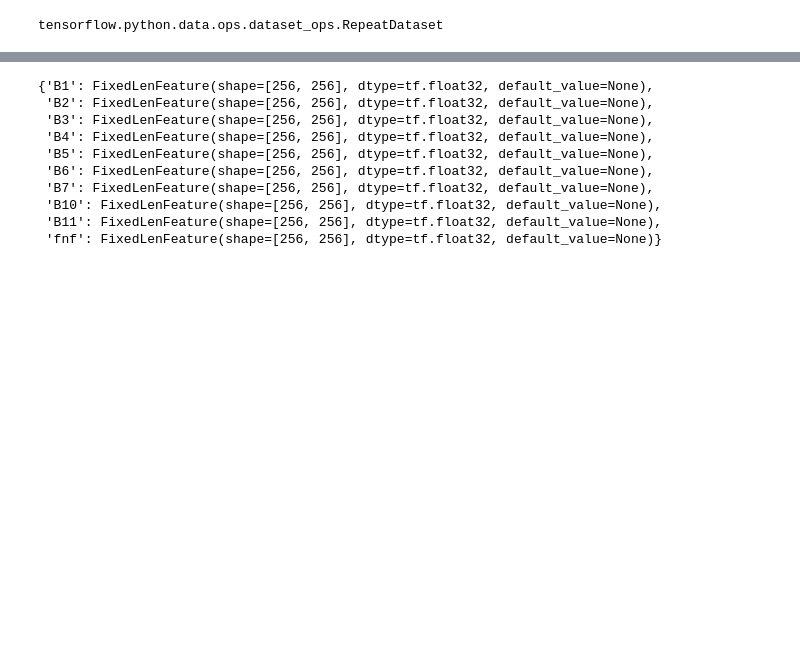
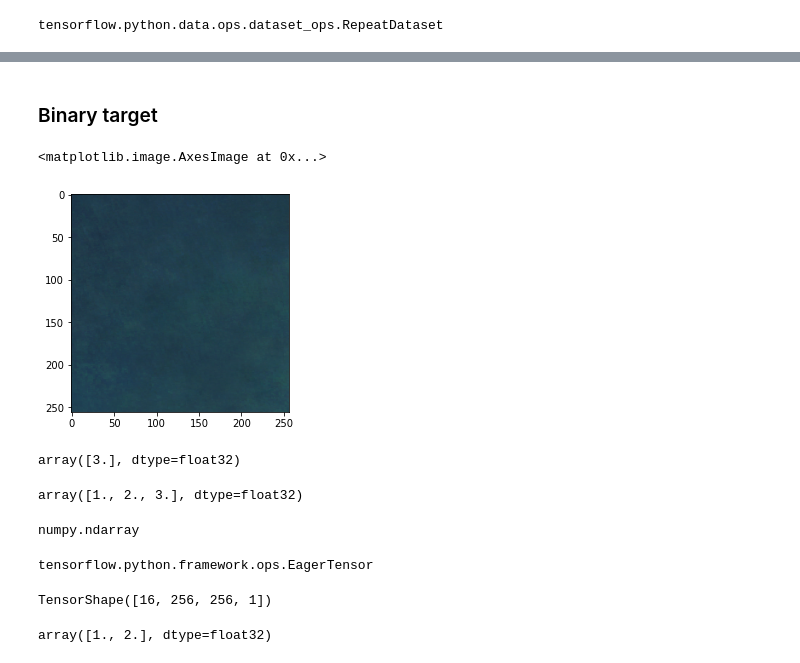
Before and after one commit to TheChwal/forest_guard, a Jupyter notebook: notebooks/JPRezler_model.ipynb, the cells around one changed output, grey strips where cells are left out. Drawn from its saved outputs; the diff is of its cells as text; code cells hidden in the pictures; blank space fills up the shorter version.

Commit message:
binary target

```diff
--- a/notebooks/JPRezler_model.ipynb
+++ b/notebooks/JPRezler_model.ipynb
@@ -463,13 +533,0 @@ for i in range(5):
-# %%
-FEATURES_DICT
-# %% [output]
-{'B1': FixedLenFeature(shape=[256, 256], dtype=tf.float32, default_value=None),
- 'B2': FixedLenFeature(shape=[256, 256], dtype=tf.float32, default_value=None),
- 'B3': FixedLenFeature(shape=[256, 256], dtype=tf.float32, default_value=None),
- 'B4': FixedLenFeature(shape=[256, 256], dtype=tf.float32, default_value=None),
- 'B5': FixedLenFeature(shape=[256, 256], dtype=tf.float32, default_value=None),
- 'B6': FixedLenFeature(shape=[256, 256], dtype=tf.float32, default_value=None),
- 'B7': FixedLenFeature(shape=[256, 256], dtype=tf.float32, default_value=None),
- 'B10': FixedLenFeature(shape=[256, 256], dtype=tf.float32, default_value=None),
- 'B11': FixedLenFeature(shape=[256, 256], dtype=tf.float32, default_value=None),
- 'fnf': FixedLenFeature(shape=[256, 256], dtype=tf.float32, default_value=None)}
@@ -487,0 +534,15 @@ evaluation = get_eval_dataset()
+# %% [markdown]
+### Binary target
+# %%
+plt.imshow(np.flip(training_images[0, :, : , 1:4].numpy(), axis=2)*10)
+# %% [output]
+<matplotlib.image.AxesImage at 0x...>
+[figure, added]
+# %%
+np.unique(training_labels[0].numpy())
+# %% [output]
+array([3.], dtype=float32)
+# %%
+np.unique(training_labels.numpy())
+# %% [output]
+array([1., 2., 3.], dtype=float32)
@@ -487,0 +551,4 @@ evaluation = get_eval_dataset()
+# %%
+type(binary_training_labels)
+# %% [output]
+numpy.ndarray
@@ -487,0 +557,12 @@ evaluation = get_eval_dataset()
+# %%
+type(binary_training_labels)
+# %% [output]
+tensorflow.python.framework.ops.EagerTensor
+# %%
+binary_training_labels.shape
+# %% [output]
+TensorShape([16, 256, 256, 1])
+# %%
+np.unique(binary_training_labels)
+# %% [output]
+array([1., 2.], dtype=float32)
```
Also changed, not shown: parts of 44 cells of this notebook, 1 other file.
